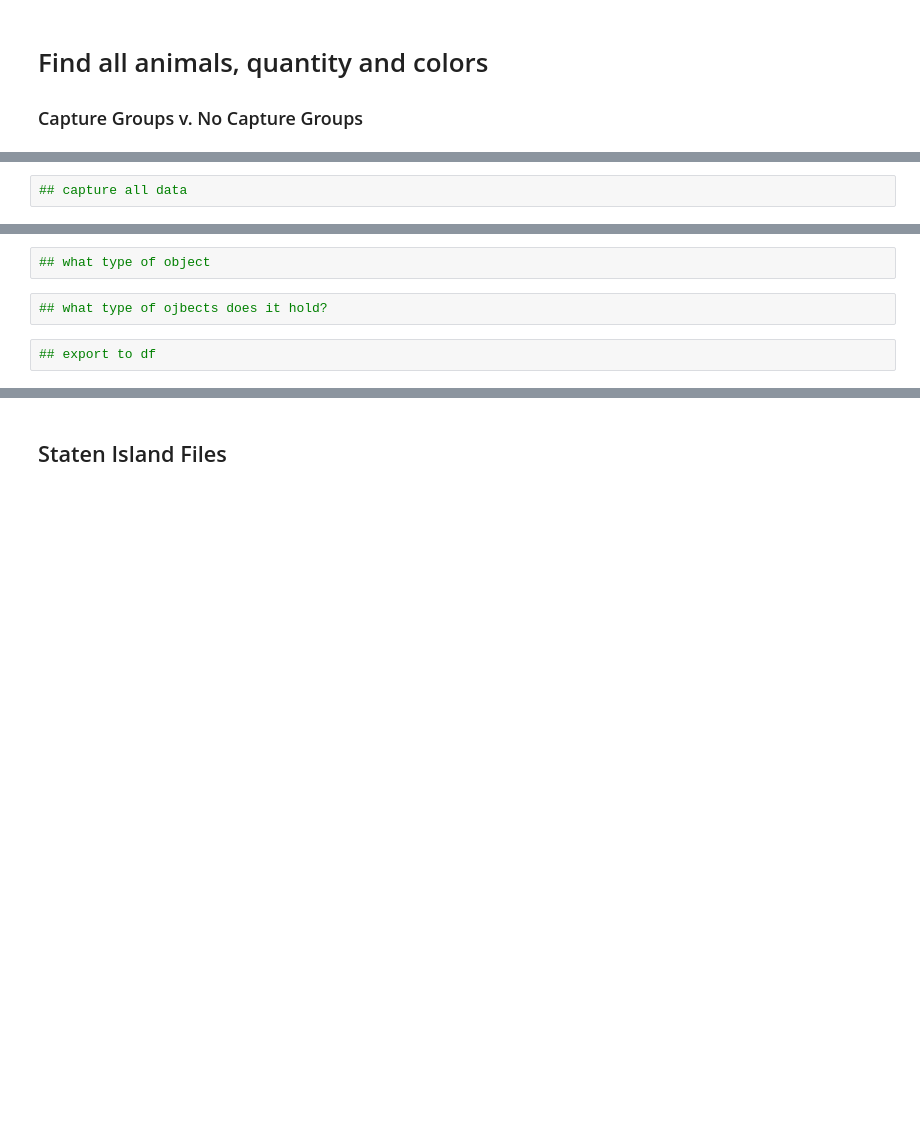
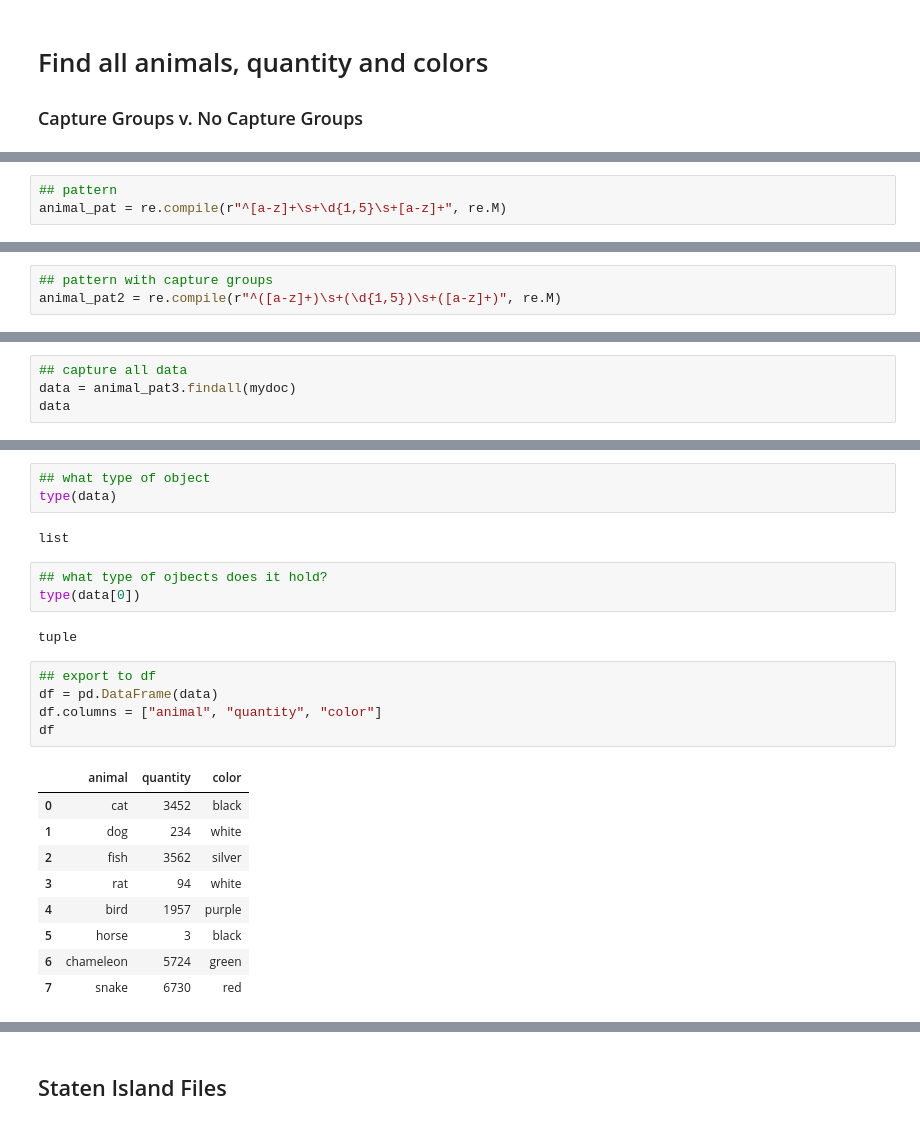
Before and after one commit to sandeepmj/2023-practical-python, a Jupyter notebook: Demos/wk-13-regex-part-2-BLANK.ipynb, the cells around one changed output, grey strips where cells are left out. Drawn from its saved outputs; the diff is of its cells as text; blank space fills up the shorter version.

```diff
--- a/Demos/wk-13-regex-part-2-BLANK.ipynb
+++ b/Demos/wk-13-regex-part-2-BLANK.ipynb
@@ -302,2 +515,5 @@ string
+# %%
+## pattern
+animal_pat = re.compile(r"^[a-z]+\s+\d{1,5}\s+[a-z]+", re.M)
 # %%
 ## find targets
@@ -307,0 +545,3 @@ string
+# %%
+## pattern with capture groups
+animal_pat2 = re.compile(r"^([a-z]+)\s+(\d{1,5})\s+([a-z]+)", re.M)
@@ -308,2 +550,4 @@ string
 # %%
 ## capture all data
+data = animal_pat3.findall(mydoc)
+data
@@ -310,8 +563,27 @@ string
 # %%
 ## what type of object
+type(data)
+# %% [output]
+list
 # %%
 ## what type of ojbects does it hold?
+type(data[0])
+# %% [output]
+tuple
-# %%
-## export to df
+# %%
+## export to df
+df = pd.DataFrame(data)
+df.columns = ["animal", "quantity", "color"]
+df
+# %% [output]
+|  | animal | quantity | color |
+| 0 | cat | 3452 | black |
+| 1 | dog | 234 | white |
+| 2 | fish | 3562 | silver |
+| 3 | rat | 94 | white |
+| 4 | bird | 1957 | purple |
+| 5 | horse | 3 | black |
+| 6 | chameleon | 5724 | green |
+| 7 | snake | 6730 | red |
 # %%
 print(mydoc)
```
Also changed, not shown: parts of 73 cells of this notebook, 1 other file.
